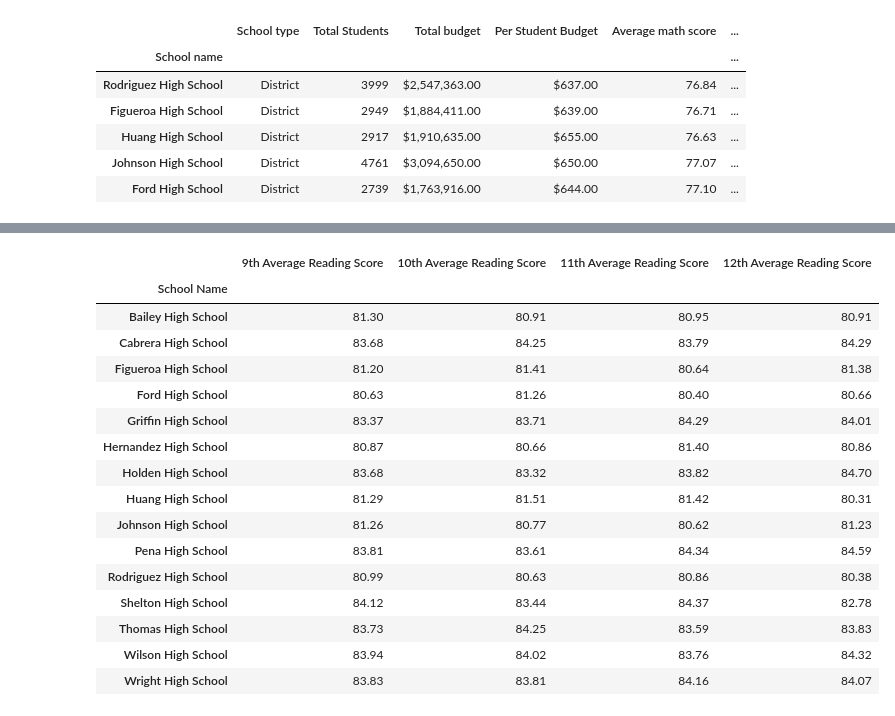
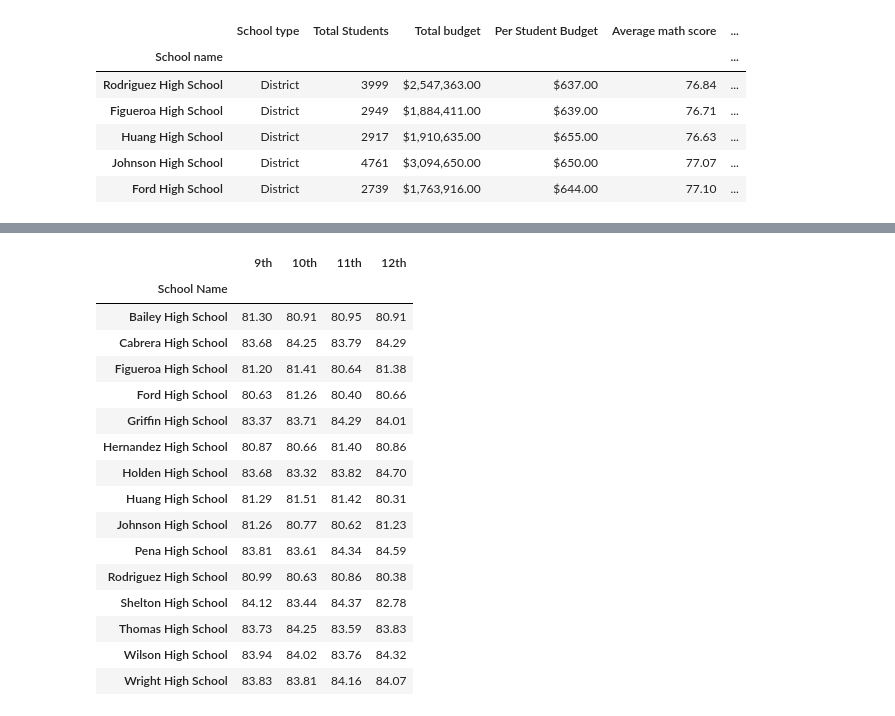
Before and after one commit to stefcodes22/pandas_challenge, a Jupyter notebook: PyCitySchools/PyCityschools.ipynb, the cells around one changed output, grey strips where cells are left out. Drawn from its saved outputs; the diff is of its cells as text; code cells hidden in the pictures.

```diff
--- a/PyCitySchools/PyCityschools.ipynb
+++ b/PyCitySchools/PyCityschools.ipynb
@@ -164,30 +168,30 @@ mathscorexg
 # %%
 #Reading score by grade
 def averxgrade(grade):
     schools = school_data_complete.loc[school_data_complete.grade == grade].groupby(['school_name'])
     schoolname = school_data_complete.school_name.sort_values().unique()
     schoolavgr = list(schools.reading_score.mean())
     avgr_df = pd.DataFrame({"School Name":schoolname,
-                            f"{grade} Average Reading Score":schoolavgr})
+                            f"{grade}":schoolavgr})
     avgr_df = avgr_df.reset_index(drop=True)
     return avgr_df
 g9 = averxgrade('9th')
 g10 = averxgrade('10th')
 g11 = averxgrade('11th')
 g12 = averxgrade('12th')
 readingscorexg = pd.merge(g9,g10,how='inner',suffixes=('',''))
 readingscorexg = pd.merge(readingscorexg,g11,how='inner',suffixes=('',''))
 readingscorexg = pd.merge(readingscorexg,g12,how='inner',suffixes=('',''))
 
 #Formatting
-readingscorexg["9th Average Reading Score"] = readingscorexg["9th Average Reading Score"].map("{0:,.2f}".format)
-readingscorexg["10th Average Reading Score"] = readingscorexg["10th Average Reading Score"].map("{0:,.2f}".format)
-readingscorexg["11th Average Reading Score"] = readingscorexg["11th Average Reading Score"].map("{0:,.2f}".format)
-readingscorexg["12th Average Reading Score"] = readingscorexg["12th Average Reading Score"].map("{0:,.2f}".format)
+readingscorexg["9th"] = readingscorexg["9th"].map("{0:,.2f}".format)
+readingscorexg["10th"] = readingscorexg["10th"].map("{0:,.2f}".format)
+readingscorexg["11th"] = readingscorexg["11th"].map("{0:,.2f}".format)
+readingscorexg["12th"] = readingscorexg["12th"].map("{0:,.2f}".format)
 readingscorexg = readingscorexg.set_index("School Name",drop=True)
 readingscorexg
 # %% [output]
-|  | 9th Average Reading Score | 10th Average Reading Score | 11th Average Reading Score | 12th Average Reading Score |
+|  | 9th | 10th | 11th | 12th |
 | School Name |  |  |  |  |
 | Bailey High School | 81.30 | 80.91 | 80.95 | 80.91 |
 | Cabrera High School | 83.68 | 84.25 | 83.79 | 84.29 |
```
Also changed, not shown: parts of 5 cells of this notebook, 1 other file.
